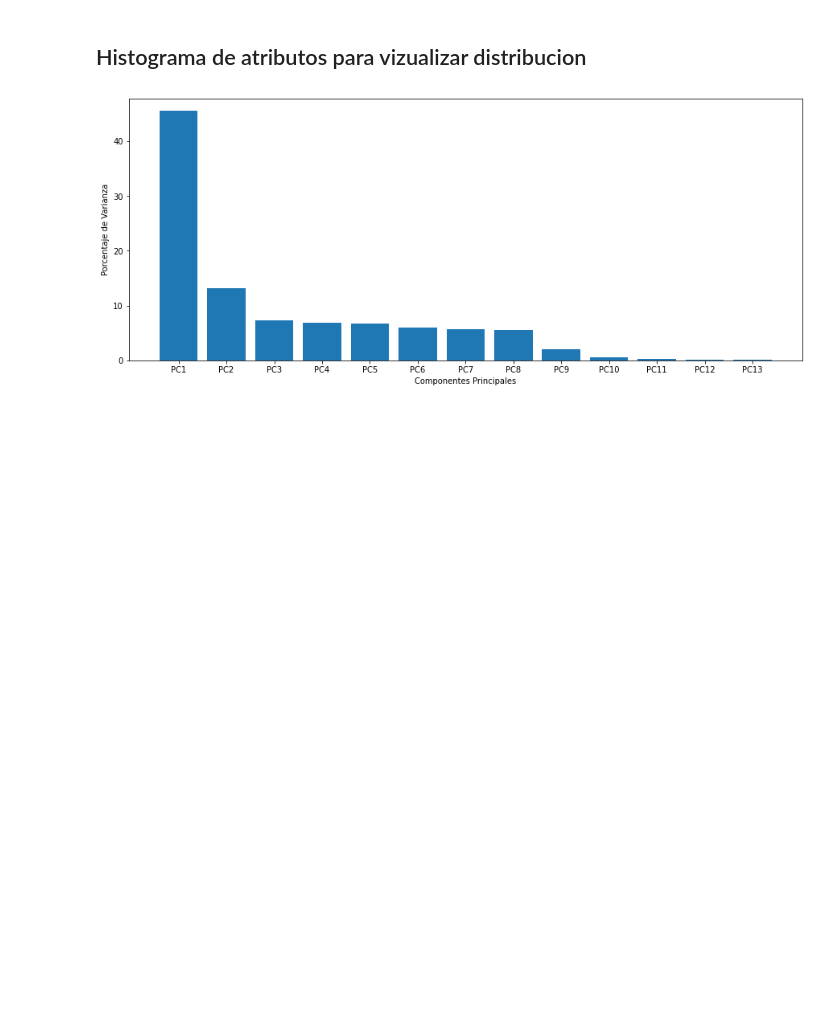
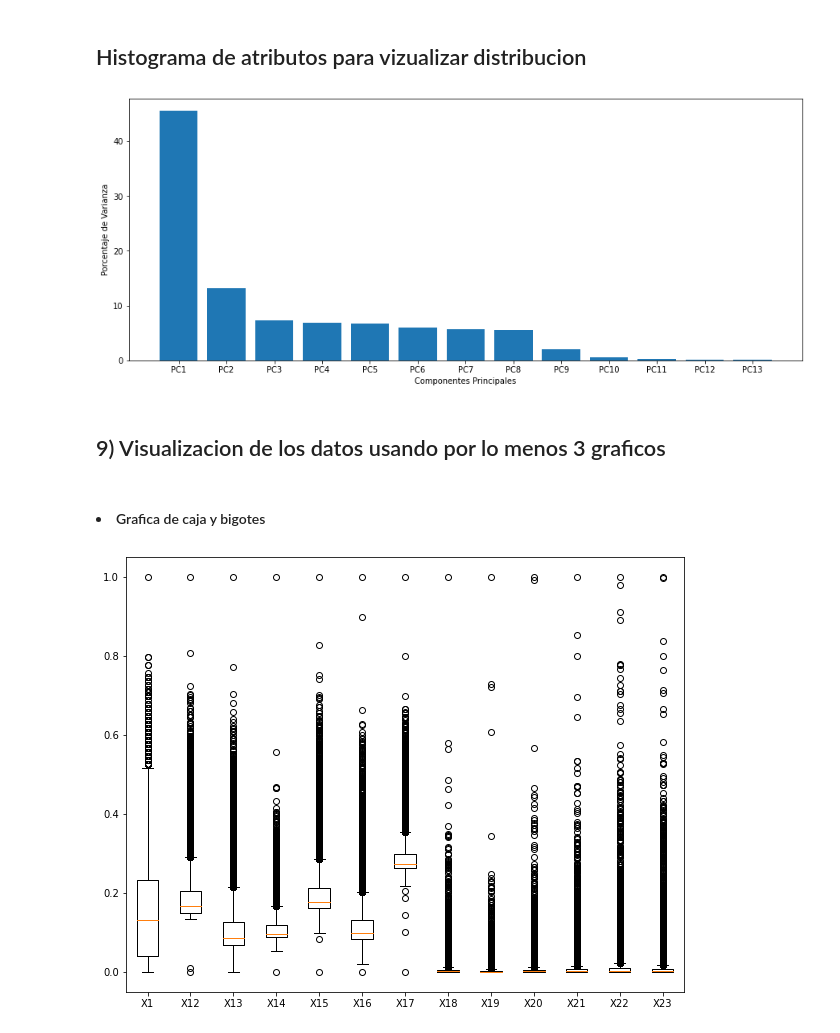
Before and after one commit to rodrigoromanguzman/Actividades_Aprendizaje-, a Jupyter notebook: semana7/actividad6_visuzalizacion.ipynb, the cells around one changed output. Cells and saved outputs as stored; diff of their text form; code cells hidden in the pictures; blank space fills up the shorter version.

```diff
--- a/semana7/actividad6_visuzalizacion.ipynb
+++ b/semana7/actividad6_visuzalizacion.ipynb
@@ -246,3 +246,22 @@ plt.xlabel('Componentes Principales')
 plt.show()
 # %% [output]
 [figure]
+# %% [markdown]
+<h2>9) Visualizacion de los datos usando por lo menos 3 graficos</h2>
+# %% [markdown]
+<h4><li>Grafica de caja y bigotes</li></h4>
+# %%
+import matplotlib.pyplot as plt
+from sklearn.preprocessing import MinMaxScaler
+plt.figure(figsize =(10, 8))
+scaledDataDf = pd.DataFrame(scaledData.transpose(),index = filledDataset.columns)
+
+#primero cambiamos la escala para que sea mas facil la visualizacion
+#a un rango de -1 a 1
+minMax = MinMaxScaler()
+minMaxScaled = minMax.fit_transform(scaledData)
+
+plt.boxplot(minMaxScaled,labels =scaledDataDf.transpose().columns)
+plt.show()
+# %% [output]
+[figure, added]
```
Also changed, not shown: parts of 6 cells of this notebook.
